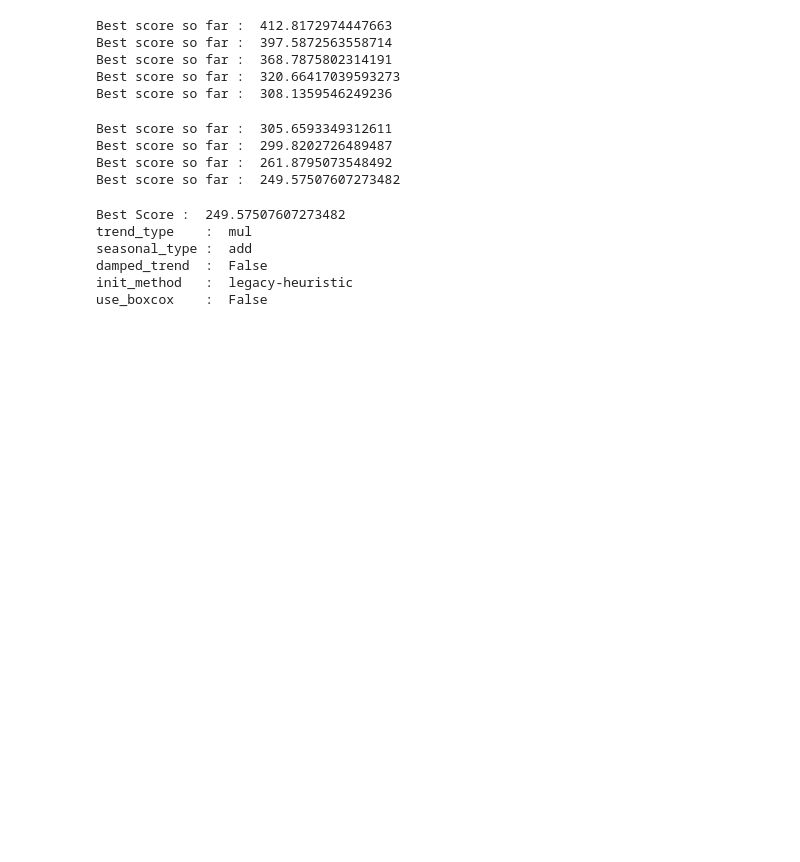
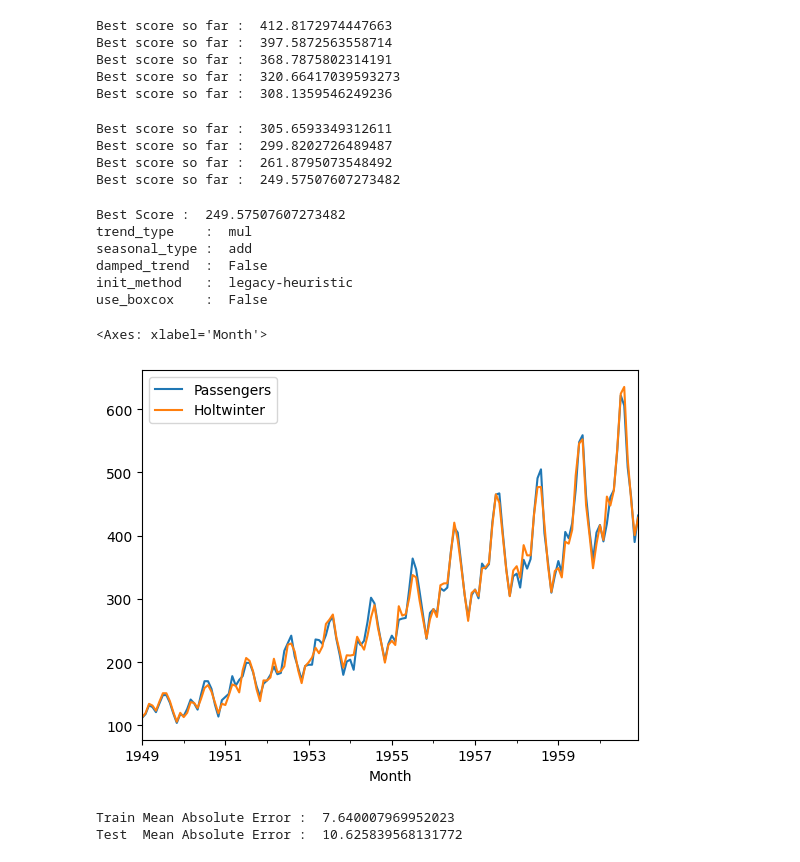
Before and after one commit to yeesem/Time-Series-Data-Analysis, a Jupyter notebook: Walk_Forward_Validation.ipynb, the cells around one changed output. Cells and saved outputs as stored; diff of their text form; code cells hidden in the pictures; blank space fills up the shorter version.

```diff
--- a/Walk_Forward_Validation.ipynb
+++ b/Walk_Forward_Validation.ipynb
@@ -159,3 +168,34 @@ seasonal_type :  add
 damped_trend  :  False
 init_method   :  legacy-heuristic
 use_boxcox    :  False
+# %%
+from scipy.stats import boxcox
+NTest = 12
+train = df.iloc[:-NTest]
+test = df.iloc[-NTest:]
+
+hw = ExponentialSmoothing(
+    train['Passengers'],
+    initialization_method = 'legacy-heuristic',
+    trend = 'mul',seasonal = 'mul',damped_trend = True,
+    seasonal_periods = 12,
+    use_boxcox = False
+)
+res_hw = hw.fit()
+# %%
+train_idx = df.index <= train.index[-1]
+test_idx = df.index > train.index[-1]
+# %%
+df.loc[train_idx,'Holtwinter'] = res_hw.fittedvalues
+df.loc[test_idx,'Holtwinter'] = res_hw.forecast(NTest)
+df[['Passengers','Holtwinter']].plot()
+# %% [output]
+<Axes: xlabel='Month'>
+[figure, added]
+# %%
+from sklearn.metrics import mean_absolute_error
+print("Train Mean Absolute Error : ", mean_absolute_error(train['Passengers'],res_hw.fittedvalues))
+print("Test  Mean Absolute Error : ", mean_absolute_error(test['Passengers'],res_hw.forecast(NTest)))
+# %% [output]
+Train Mean Absolute Error :  7.640007969952023
+Test  Mean Absolute Error :  10.625839568131772
```
Also changed, not shown: parts of 2 cells of this notebook.
